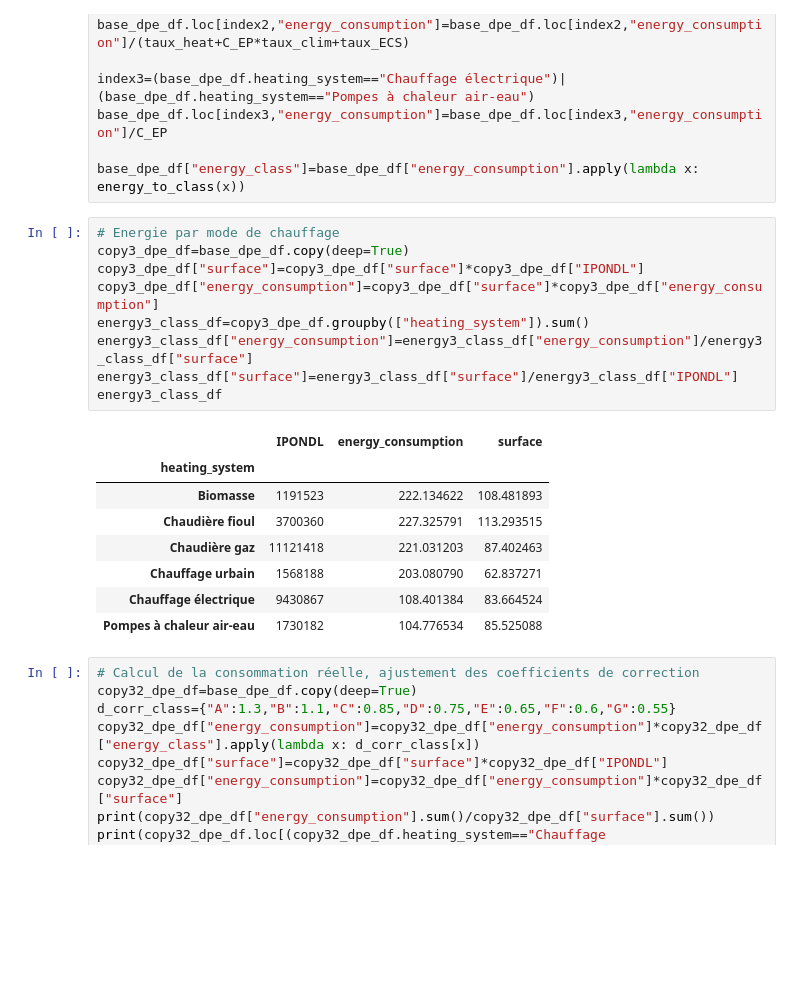
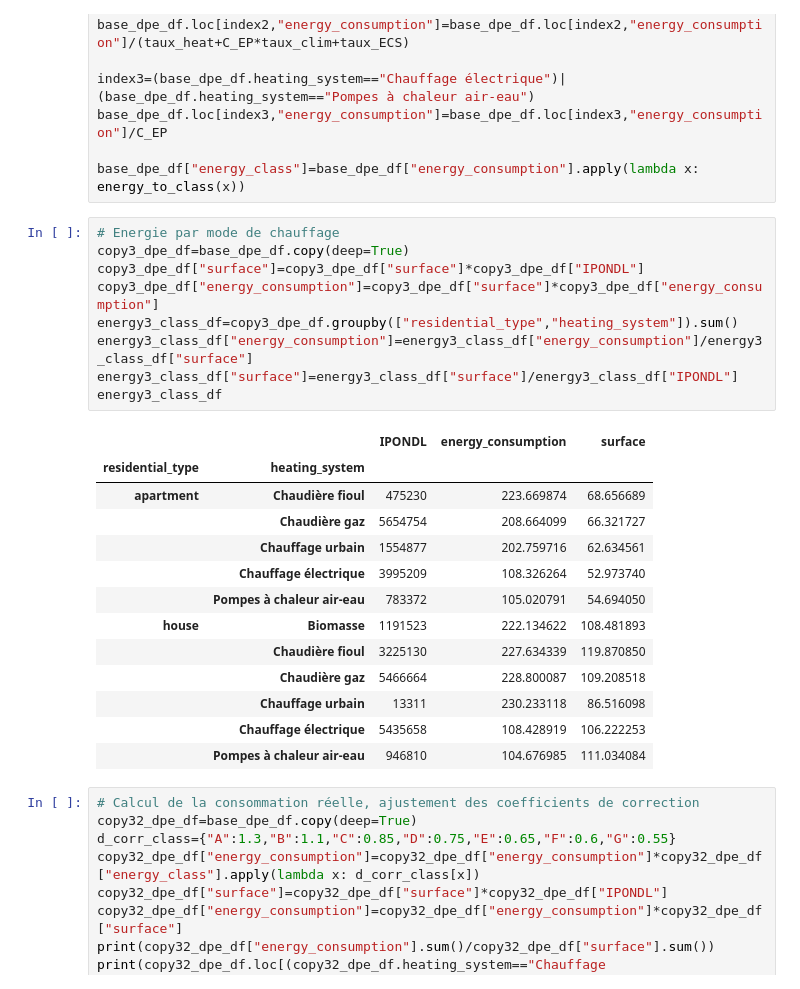
Before and after one commit to robingirard/Energy-Alternatives-Planning, a Jupyter notebook: Models/Belfort/Conso/Bati/Modele_DPE_logements.ipynb, the cells around one changed output. Cells and saved outputs as stored; diff of their text form; blank space fills up the shorter version.

```diff
--- a/Models/Belfort/Conso/Bati/Modele_DPE_logements.ipynb
+++ b/Models/Belfort/Conso/Bati/Modele_DPE_logements.ipynb
@@ -280,21 +280,26 @@ base_dpe_df["energy_class"]=base_dpe_df["energy_consumption"].apply(lambda x: en
 # %%
 # Energie par mode de chauffage
 copy3_dpe_df=base_dpe_df.copy(deep=True)
 copy3_dpe_df["surface"]=copy3_dpe_df["surface"]*copy3_dpe_df["IPONDL"]
 copy3_dpe_df["energy_consumption"]=copy3_dpe_df["surface"]*copy3_dpe_df["energy_consumption"]
-energy3_class_df=copy3_dpe_df.groupby(["heating_system"]).sum()
+energy3_class_df=copy3_dpe_df.groupby(["residential_type","heating_system"]).sum()
 energy3_class_df["energy_consumption"]=energy3_class_df["energy_consumption"]/energy3_class_df["surface"]
 energy3_class_df["surface"]=energy3_class_df["surface"]/energy3_class_df["IPONDL"]
 energy3_class_df
 # %% [output]
-|  | IPONDL | energy_consumption | surface |
-| heating_system |  |  |  |
-| Biomasse | 1191523 | 222.134622 | 108.481893 |
-| Chaudière fioul | 3700360 | 227.325791 | 113.293515 |
-| Chaudière gaz | 11121418 | 221.031203 | 87.402463 |
-| Chauffage urbain | 1568188 | 203.080790 | 62.837271 |
-| Chauffage électrique | 9430867 | 108.401384 | 83.664524 |
-| Pompes à chaleur air-eau | 1730182 | 104.776534 | 85.525088 |
+|  |  | IPONDL | energy_consumption | surface |
+| residential_type | heating_system |  |  |  |
+| apartment | Chaudière fioul | 475230 | 223.669874 | 68.656689 |
+|  | Chaudière gaz | 5654754 | 208.664099 | 66.321727 |
+|  | Chauffage urbain | 1554877 | 202.759716 | 62.634561 |
+|  | Chauffage électrique | 3995209 | 108.326264 | 52.973740 |
+|  | Pompes à chaleur air-eau | 783372 | 105.020791 | 54.694050 |
+| house | Biomasse | 1191523 | 222.134622 | 108.481893 |
+|  | Chaudière fioul | 3225130 | 227.634339 | 119.870850 |
+|  | Chaudière gaz | 5466664 | 228.800087 | 109.208518 |
+|  | Chauffage urbain | 13311 | 230.233118 | 86.516098 |
+|  | Chauffage électrique | 5435658 | 108.428919 | 106.222253 |
+|  | Pompes à chaleur air-eau | 946810 | 104.676985 | 111.034084 |
 # %%
 # Calcul de la consommation réelle, ajustement des coefficients de correction
 copy32_dpe_df=base_dpe_df.copy(deep=True)
```
Also changed, not shown: parts of 1 cell of this notebook, 14 other files.
